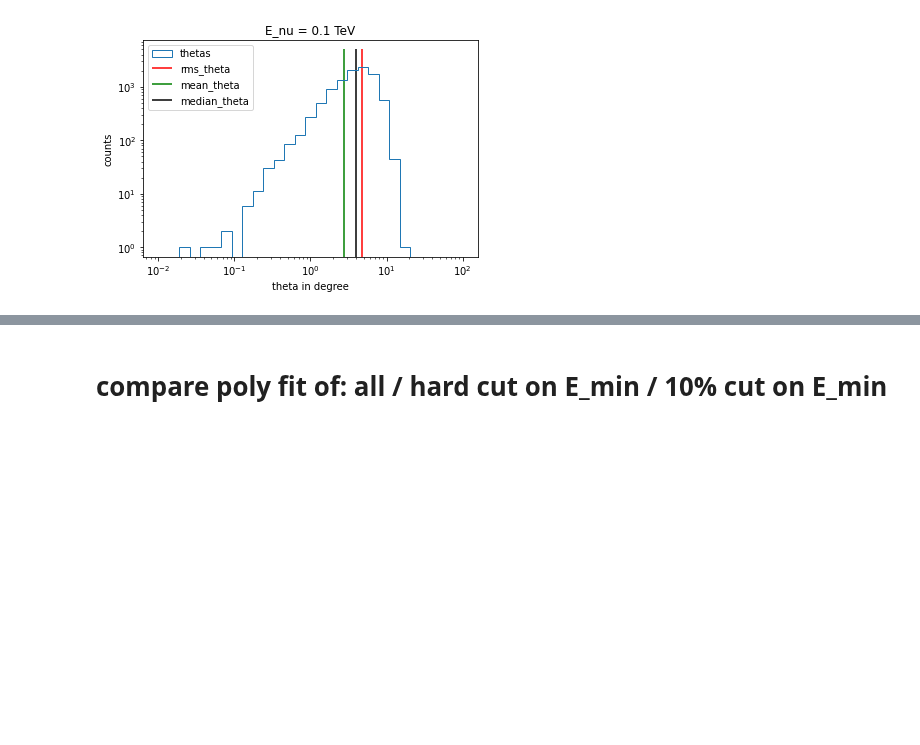
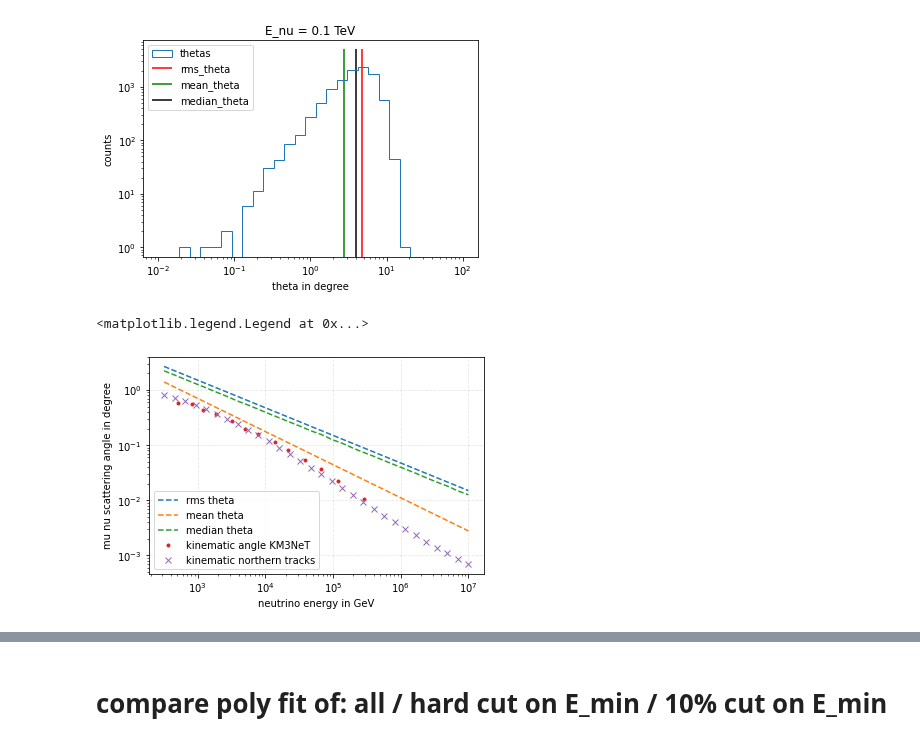
Before and after one commit to pascalgutjahr/muon-deflection-paper, a Jupyter notebook: deflection/total_defl_combined_moliere.ipynb, the cells around one changed output, grey strips where cells are left out. Saved outputs shown, nothing was run; the diff lists cells and outputs as text; code cells hidden in the pictures; blank space fills up the shorter version.

```diff
--- a/deflection/total_defl_combined_moliere.ipynb
+++ b/deflection/total_defl_combined_moliere.ipynb
@@ -1031,4 +1034,42 @@ plt.title('E_nu = {} TeV'.format(E_nu))
 # %% [output]
 Text(0.5, 1.0, 'E_nu = 0.1 TeV')
 [figure]
+# %%
+E_nus = np.logspace(-0.5, 4, 30) # in TeV
+rms_thetas = [get_mu_nu_rms_theta(E_nu) for E_nu in E_nus]
+mean_thetas = [get_mean_theta(E_nu) for E_nu in E_nus]
+median_thetas = []
+n_events = 10000
+for E_nu in tqdm(E_nus):
+    thetas = [get_mu_nu_theta(E_nu, rnd_state) for i in range(n_events)]
+    median_thetas.append(np.median(thetas))
+
+plt.plot(E_nus*1e3, rms_thetas, '--', label='rms theta')
+plt.plot(E_nus*1e3, mean_thetas, '--', label='mean theta')
+plt.plot(E_nus*1e3, median_thetas, '--', label='median theta')
+
+
+
+# read in kinematic angle from KM3NeT plot
+kinematic_angle = pd.read_csv('data/kinematic_muon_neutrino_angle_KM3NeT.csv', sep=';', decimal=',', names=['E', 'theta'])
+plt.plot(kinematic_angle.E, kinematic_angle.theta, '.', label='kinematic angle KM3NeT')
+
+
+# kinematic angle of northern tracks
+def polyfit(x, a, b, c, d):
+    return a * x**3 + b * x**2 + c * x + d
+params = [ 0.02282598, -0.35627049,  1.04292748, -0.82902074]
+plt.plot(E_nus*1e3, np.power(10, polyfit(np.log10(E_nus*1e3), *params)), 'x', label='kinematic northern tracks')
+
+
+
+plt.xlabel('neutrino energy in GeV')
+plt.ylabel('mu nu scattering angle in degree')
+plt.xscale('log')
+plt.yscale('log')
+plt.grid(linestyle='--', alpha=0.3)
+plt.legend()
+# %% [output]
+<matplotlib.legend.Legend at 0x...>
+[figure, added]
 # %%
```
Also changed, not shown: parts of 7 cells of this notebook.
